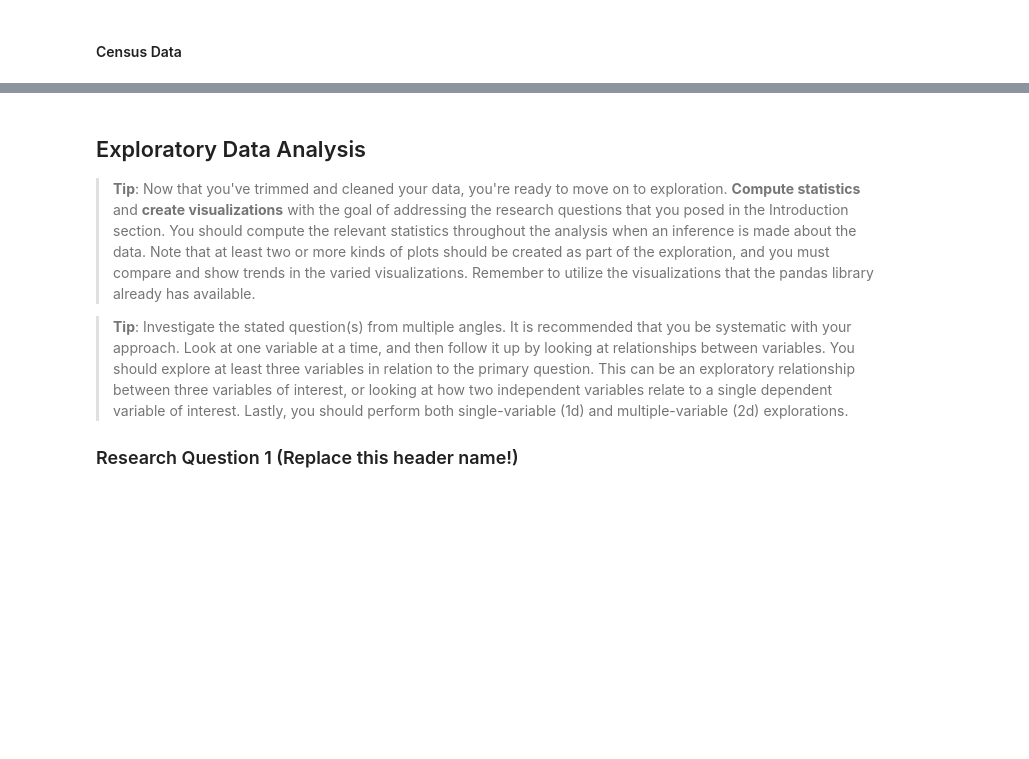
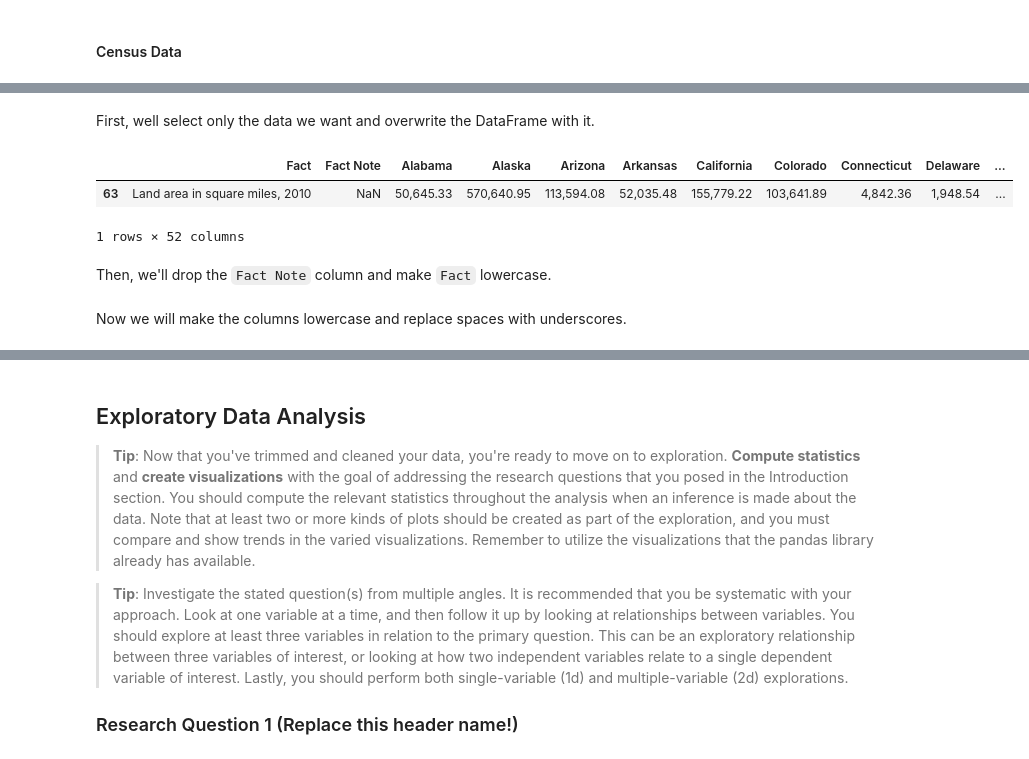
Before and after one commit to birbarino/Python-Projects, a Jupyter notebook: intro-to-ds/project/Investigate_a_Dataset.ipynb, the cells around one changed output, grey strips where cells are left out. Saved outputs shown, nothing was run; the diff lists cells and outputs as text; code cells hidden in the pictures; blank space fills up the shorter version.

```diff
--- a/intro-to-ds/project/Investigate_a_Dataset.ipynb
+++ b/intro-to-ds/project/Investigate_a_Dataset.ipynb
@@ -303,0 +472,11 @@ cleaning up data types, dropping territories, normalizing capitalization, removi
+# %% [markdown]
+First, well select only the data we want and overwrite the DataFrame with it.
+# %%
+df_census = df_census[:64]
+df_census.tail(1)
+# %% [output]
+|  | Fact | Fact Note | Alabama | Alaska | Arizona | Arkansas | California | Colorado | Connecticut | Delaware | ... |
+| 63 | Land area in square miles, 2010 | NaN | 50,645.33 | 570,640.95 | 113,594.08 | 52,035.48 | 155,779.22 | 103,641.89 | 4,842.36 | 1,948.54 | ... |
+1 rows × 52 columns
+# %% [markdown]
+Then, we'll drop the `Fact Note` column and make `Fact` lowercase.
@@ -303,0 +485,2 @@ cleaning up data types, dropping territories, normalizing capitalization, removi
+# %% [markdown]
+Now we will make the columns lowercase and replace spaces with underscores.
```
Also changed, not shown: parts of 62 cells of this notebook, 2 other files.
